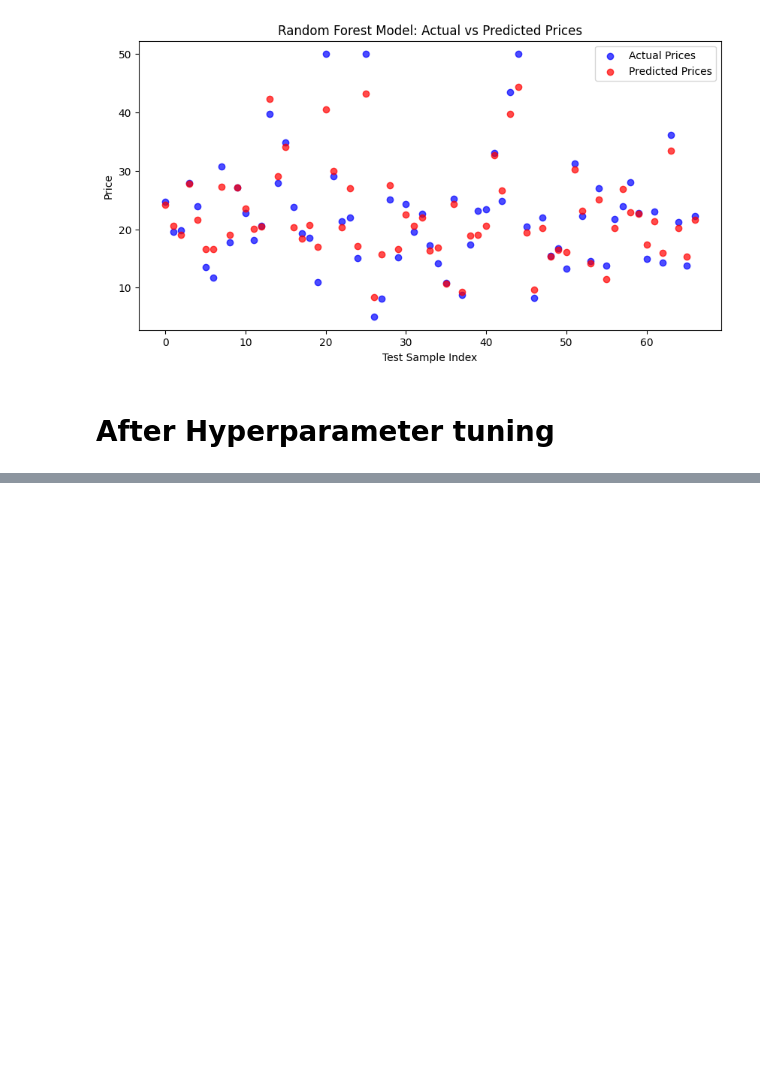
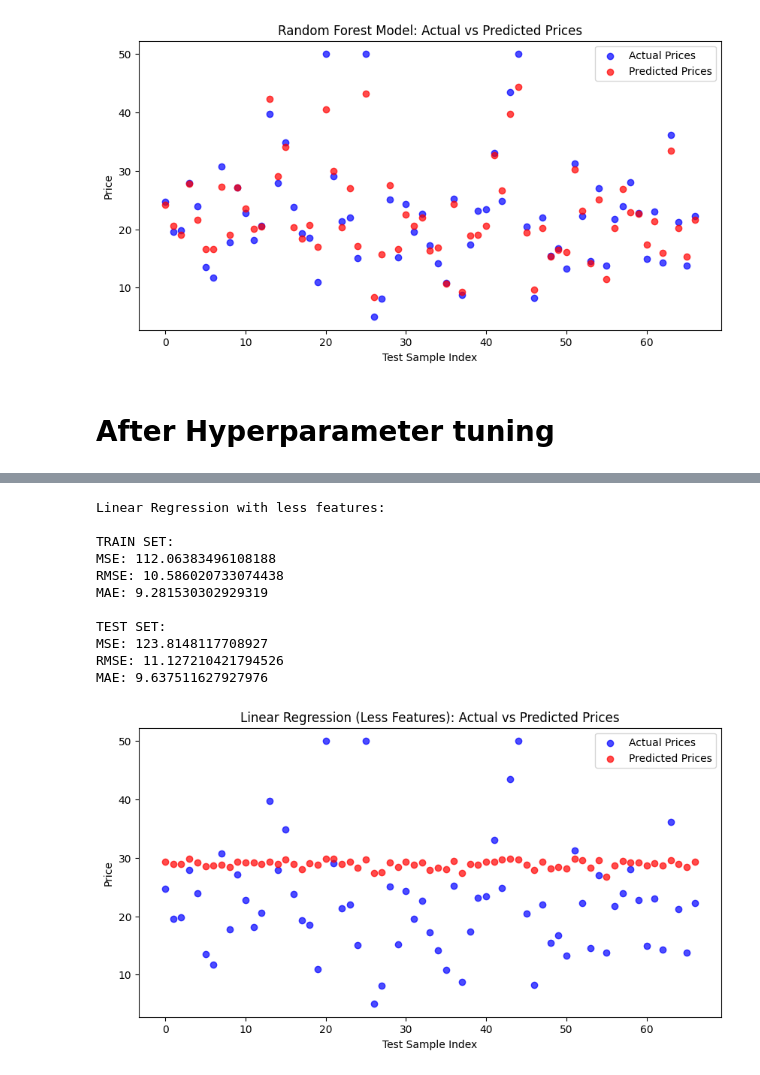
Before and after one commit to DillonWard/real-estate-price-predictor, a Jupyter notebook: main.ipynb, the cells around one changed output, grey strips where cells are left out. Saved outputs shown, nothing was run; the diff lists cells and outputs as text; code cells hidden in the pictures; blank space fills up the shorter version.

```diff
--- a/main.ipynb
+++ b/main.ipynb
@@ -247,0 +204,21 @@ display(df)
+# %%
+print("Linear Regression with less features:")
+_x_train, _y_train = preprocess_normalize_data(data=data, target_column="medv", columns_to_ignore=columns_to_ignore)
+sgdr, X_test, y_test, y_test_pred, results = train_evaluate_linear_regression(_x_train, _y_train, model_name='linear_regression_less_features')
+overall_results = populate_overall_results(4, results, overall_results)
+
+indices = np.arange(len(y_test))
+draw_scatter_plot(indices, y_test, y_test_pred, "Test Sample Index", "Price", "Linear Regression (Less Features): Actual vs Predicted Prices")
+# %% [output]
+Linear Regression with less features:
+
+TRAIN SET:
+MSE: 112.06383496108188
+RMSE: 10.586020733074438
+MAE: 9.281530302929319
+
+TEST SET:
+MSE: 123.8148117708927
+RMSE: 11.127210421794526
+MAE: 9.637511627927976
+[figure, added]
```
Also changed, not shown: parts of 14 cells of this notebook, 31 other files.
